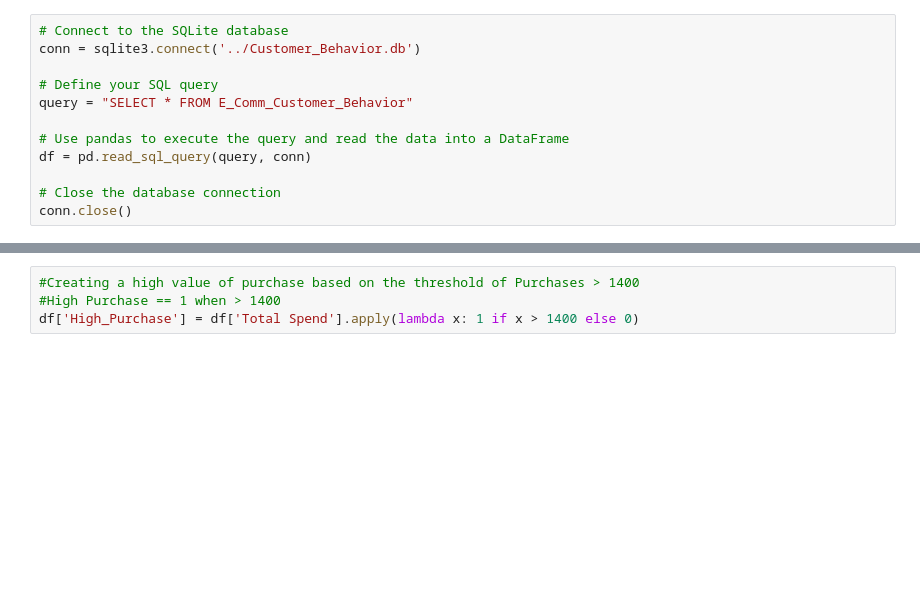
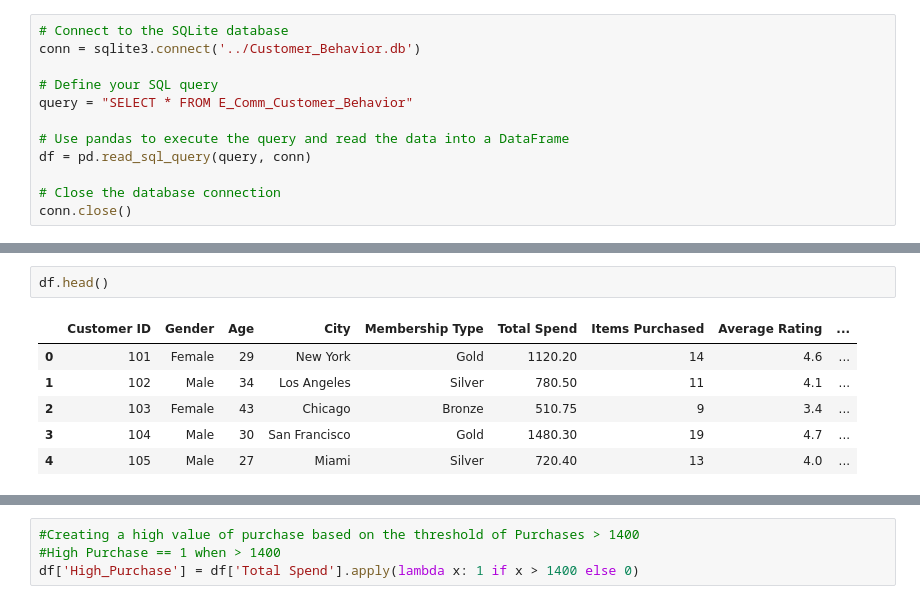
Before and after one commit to efantinatti/team_project-13, a Jupyter notebook: data/Team-13/Code/demographics_predicting_sales.ipynb, the cells around one changed output, grey strips where cells are left out. Cells and saved outputs as stored; diff of their text form; blank space fills up the shorter version.

```diff
--- a/data/Team-13/Code/demographics_predicting_sales.ipynb
+++ b/data/Team-13/Code/demographics_predicting_sales.ipynb
@@ -34,0 +64,9 @@ conn.close()
+# %%
+df.head()
+# %% [output]
+|  | Customer ID | Gender | Age | City | Membership Type | Total Spend | Items Purchased | Average Rating | ... |
+| 0 | 101 | Female | 29 | New York | Gold | 1120.20 | 14 | 4.6 | ... |
+| 1 | 102 | Male | 34 | Los Angeles | Silver | 780.50 | 11 | 4.1 | ... |
+| 2 | 103 | Female | 43 | Chicago | Bronze | 510.75 | 9 | 3.4 | ... |
+| 3 | 104 | Male | 30 | San Francisco | Gold | 1480.30 | 19 | 4.7 | ... |
+| 4 | 105 | Male | 27 | Miami | Silver | 720.40 | 13 | 4.0 | ... |
```
Also changed, not shown: parts of 15 cells of this notebook.
